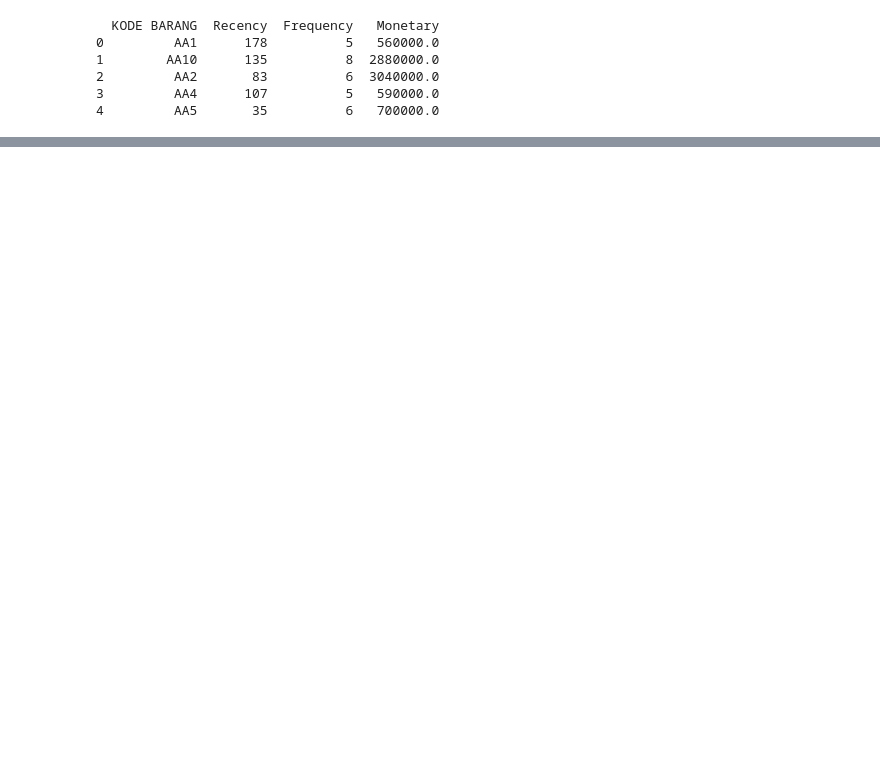
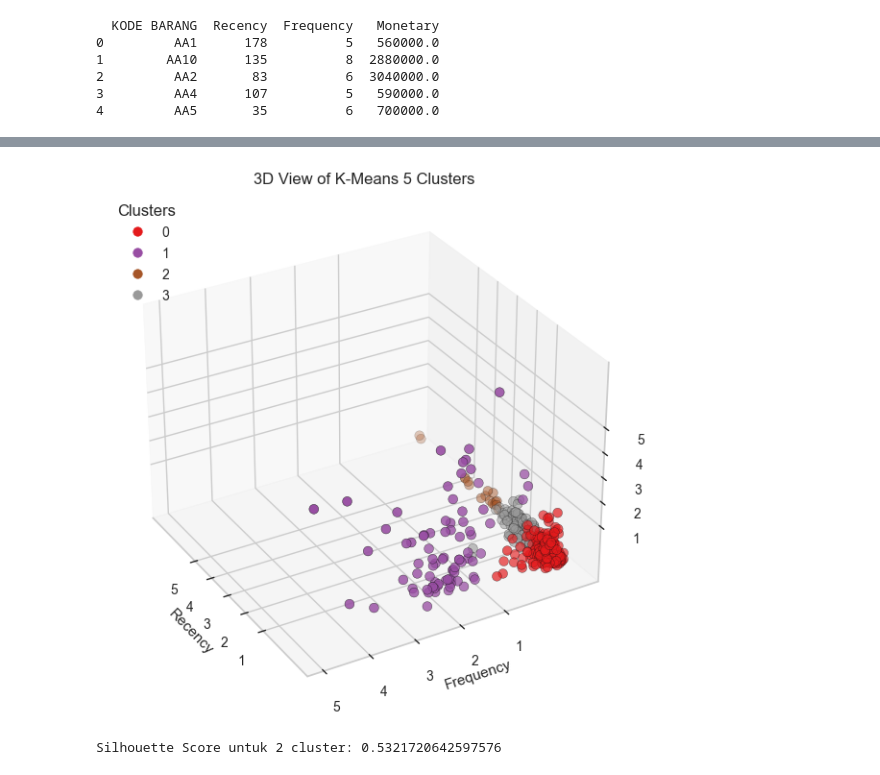
Before and after one commit to Levinasp-bot/BobbyAquaticDashboard, a Jupyter notebook: clustering_product1.ipynb, the cells around one changed output, grey strips where cells are left out. Cells and saved outputs as stored; diff of their text form; code cells hidden in the pictures; blank space fills up the shorter version.

```diff
--- a/clustering_product1.ipynb
+++ b/clustering_product1.ipynb
@@ -72,0 +119,58 @@ AttributeError: 'NoneType' object has no attribute 'split'
+# %%
+from mpl_toolkits.mplot3d import Axes3D
+import matplotlib.pyplot as plt
+
+fig = plt.figure(figsize=(7, 7))
+ax = fig.add_subplot(111, projection='3d')
+
+# Plotting the scatter plot
+scatter = ax.scatter(KM5_clustered['Recency'],
+                     KM5_clustered['Frequency'],
+                     KM5_clustered['Monetary'],
+                     c=KM5_clustered['Cluster'],
+                     s=50, edgecolor='k', cmap=plt.cm.Set1)
+
+# Menambahkan grid untuk referensi lebih baik
+ax.grid(True)
+
+# Menampilkan tick labels pada sumbu untuk referensi nilai
+ax.set_xticks([1, 2, 3, 4, 5])
+ax.set_yticks([1, 2, 3, 4, 5])
+ax.set_zticks([1, 2, 3, 4, 5])
+
+# Setting axis labels
+ax.set_xlabel('Recency')
+ax.set_ylabel('Frequency')
+ax.set_zlabel('Monetary')
+ax.set_title('3D View of K-Means 5 Clusters')
+
+# Menambahkan legenda
+legend = ax.legend(*scatter.legend_elements(), title="Clusters", loc="upper left")
+
+# Mengatur sudut pandang (elevasi dan sudut rotasi)
+ax.view_init(elev=30, azim=150)
+
+# Set distance of the view
+ax.dist = 12
+
+plt.show()
+# %% [output]
+[figure, added]
+# %%
+#Evaluasi dengan Silhoutte Socre
+from sklearn.metrics import silhouette_score
+from sklearn.cluster import KMeans
+
+# Clustering dengan KMeans dan jumlah cluster 5
+KM_5_clusters = KMeans(n_clusters=4, init='k-means++', random_state=1).fit(rfm_scaled)
+
+# Mendapatkan label hasil clustering
+labels = KM_5_clusters.labels_
+
+# Menghitung Silhouette Score
+silhouette_avg = silhouette_score(rfm_scaled, labels)
+
+# Menampilkan Silhouette Score
+print(f'Silhouette Score untuk 2 cluster: {silhouette_avg}')
+# %% [output]
+Silhouette Score untuk 2 cluster: 0.5321720642597576
```
Also changed, not shown: parts of 9 cells of this notebook, 1 other file.
